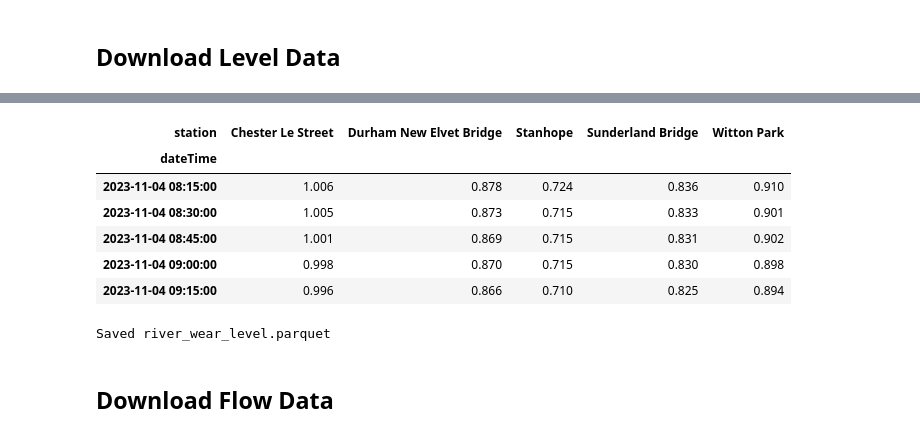
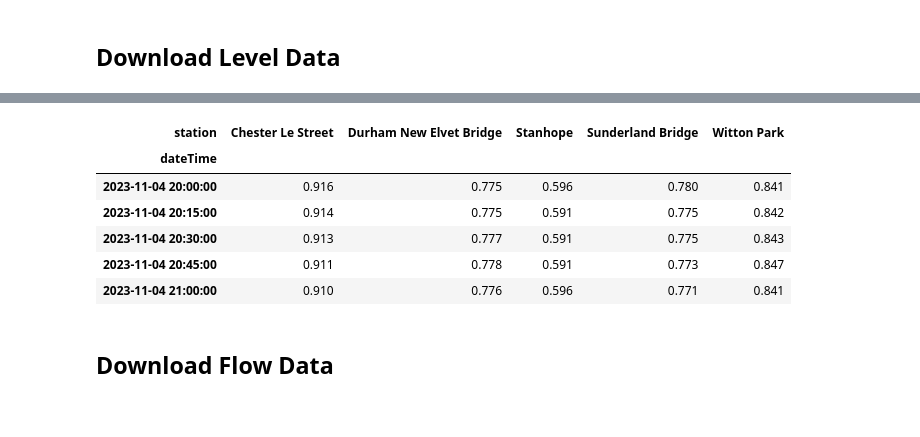
Before and after one commit to Jex-y/river-level-analysis, a Jupyter notebook: build_datasets.ipynb, the cells around one changed output, grey strips where cells are left out. Drawn from its saved outputs; the diff is of its cells as text; code cells hidden in the pictures.

```diff
--- a/build_datasets.ipynb
+++ b/build_datasets.ipynb
@@ -215,6 +229,7 @@ api = HydrologyApi(max_threads = 2)
 # %% [markdown]
 ## Download Level Data
 # %%
+earliest = pd.Timestamp('2023-01-01')
 level_df = api.load(Measure.LEVEL, "River Wear")
 level_df.tail()
 # %% [output]
@@ -244,20 +254,21 @@ Got 206 new measurements
 # %%
-level_df = process_hydrology_data(level_df)
+level_df = process_hydrology_data(level_df).dropna().loc[earliest:]
 level_df.tail()
 # %% [output]
 | station | Chester Le Street | Durham New Elvet Bridge | Stanhope | Sunderland Bridge | Witton Park |
 | dateTime |  |  |  |  |  |
-| 2023-11-04 08:15:00 | 1.006 | 0.878 | 0.724 | 0.836 | 0.910 |
-| 2023-11-04 08:30:00 | 1.005 | 0.873 | 0.715 | 0.833 | 0.901 |
-| 2023-11-04 08:45:00 | 1.001 | 0.869 | 0.715 | 0.831 | 0.902 |
-| 2023-11-04 09:00:00 | 0.998 | 0.870 | 0.715 | 0.830 | 0.898 |
-| 2023-11-04 09:15:00 | 0.996 | 0.866 | 0.710 | 0.825 | 0.894 |
+| 2023-11-04 20:00:00 | 0.916 | 0.775 | 0.596 | 0.780 | 0.841 |
+| 2023-11-04 20:15:00 | 0.914 | 0.775 | 0.591 | 0.775 | 0.842 |
+| 2023-11-04 20:30:00 | 0.913 | 0.777 | 0.591 | 0.775 | 0.843 |
+| 2023-11-04 20:45:00 | 0.911 | 0.778 | 0.591 | 0.773 | 0.847 |
+| 2023-11-04 21:00:00 | 0.910 | 0.776 | 0.596 | 0.771 | 0.841 |
 # %%
-level_df.to_parquet(os.path.join(HydrologyApi.DATA_DIR, 'river_wear_level.parquet'))
+# level_df.to_parquet(os.path.join(HydrologyApi.DATA_DIR, 'river_wear_level.parquet'))
+# del level_df # Free
+# print('Saved river_wear_level.parquet')
+# save_partitioned(level_df, os.path.join(HydrologyApi.DATA_DIR, 'level'), 'river_wear_level')
+level_df.to_parquet(os.path.join(HydrologyApi.DATA_DIR, 'level', 'river_wear_level.parquet'))
 del level_df # Free
-print('Saved river_wear_level.parquet')
-# %% [output]
-Saved river_wear_level.parquet
 # %% [markdown]
 ## Download Flow Data
 # %%
```
Also changed, not shown: parts of 11 cells of this notebook, 2 other files.
